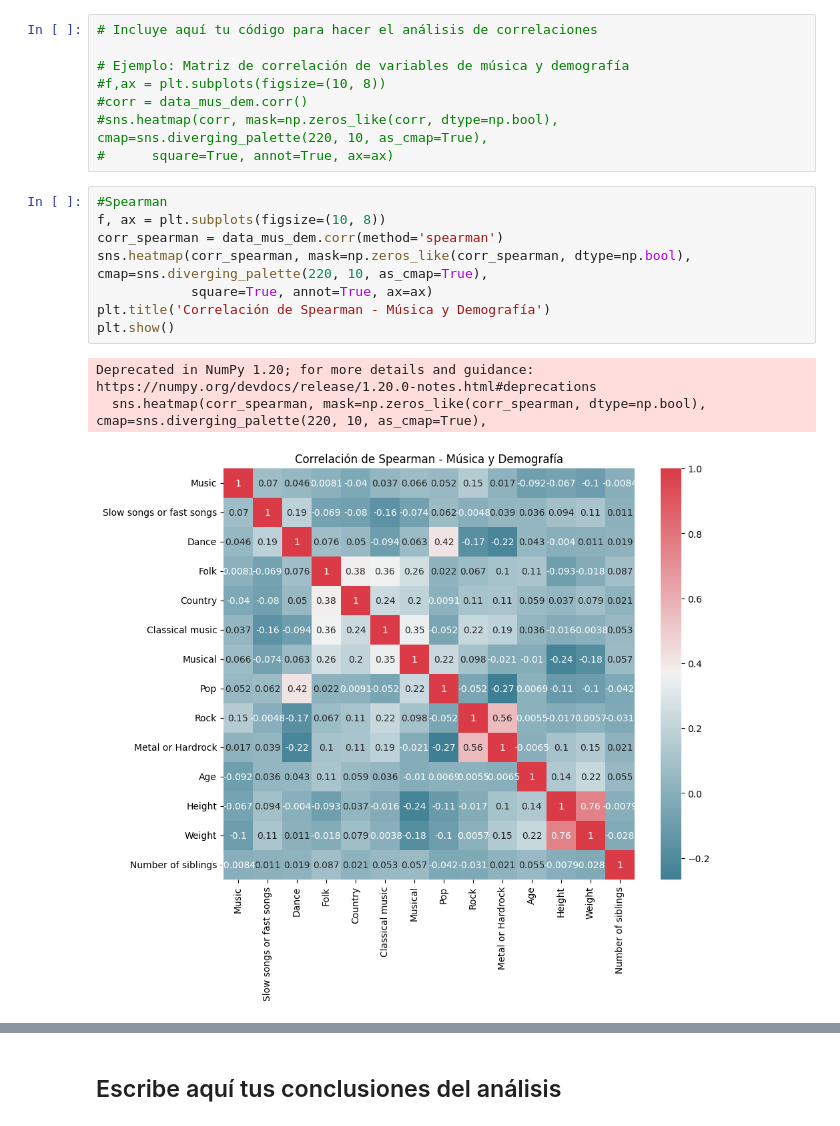
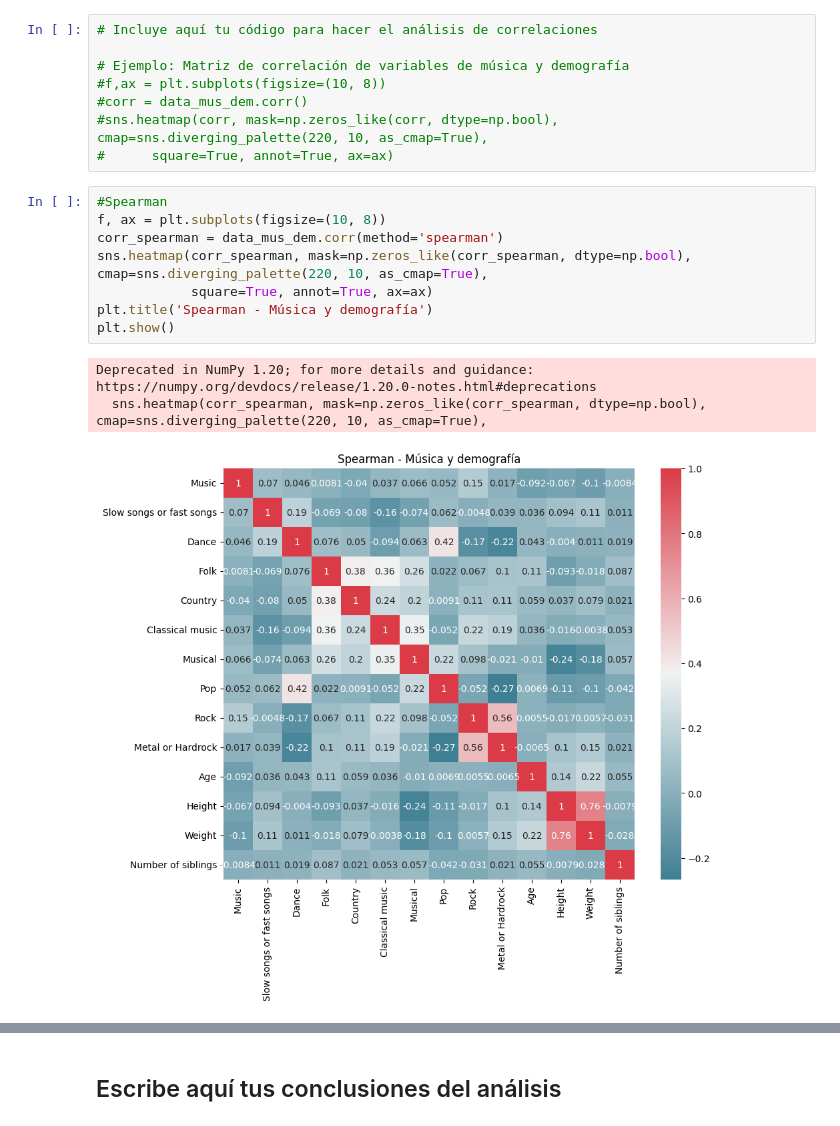
Before and after one commit to ullola17/BigData, a Jupyter notebook: Act9EjercicioCorrelacion.ipynb, the cells around one changed output, grey strips where cells are left out. Cells and saved outputs as stored; diff of their text form.

```diff
--- a/Act9EjercicioCorrelacion.ipynb
+++ b/Act9EjercicioCorrelacion.ipynb
@@ -346,15 +346,15 @@ corr_df_kendall
 # %%
 #Spearman
 f, ax = plt.subplots(figsize=(10, 8))
 corr_spearman = data_mus_dem.corr(method='spearman')
 sns.heatmap(corr_spearman, mask=np.zeros_like(corr_spearman, dtype=np.bool), cmap=sns.diverging_palette(220, 10, as_cmap=True),
             square=True, annot=True, ax=ax)
-plt.title('Correlación de Spearman - Música y Demografía')
+plt.title('Spearman - Música y demografía')
 plt.show()
 # %% [output]
 Deprecated in NumPy 1.20; for more details and guidance: https://numpy.org/devdocs/release/1.20.0-notes.html#deprecations
   sns.heatmap(corr_spearman, mask=np.zeros_like(corr_spearman, dtype=np.bool), cmap=sns.diverging_palette(220, 10, as_cmap=True),
-[figure, old version]
+[figure, new version]
 # %%
 #Pearson
 f, ax = plt.subplots(figsize=(10, 8))
```
Also changed, not shown: parts of 2 cells of this notebook.
